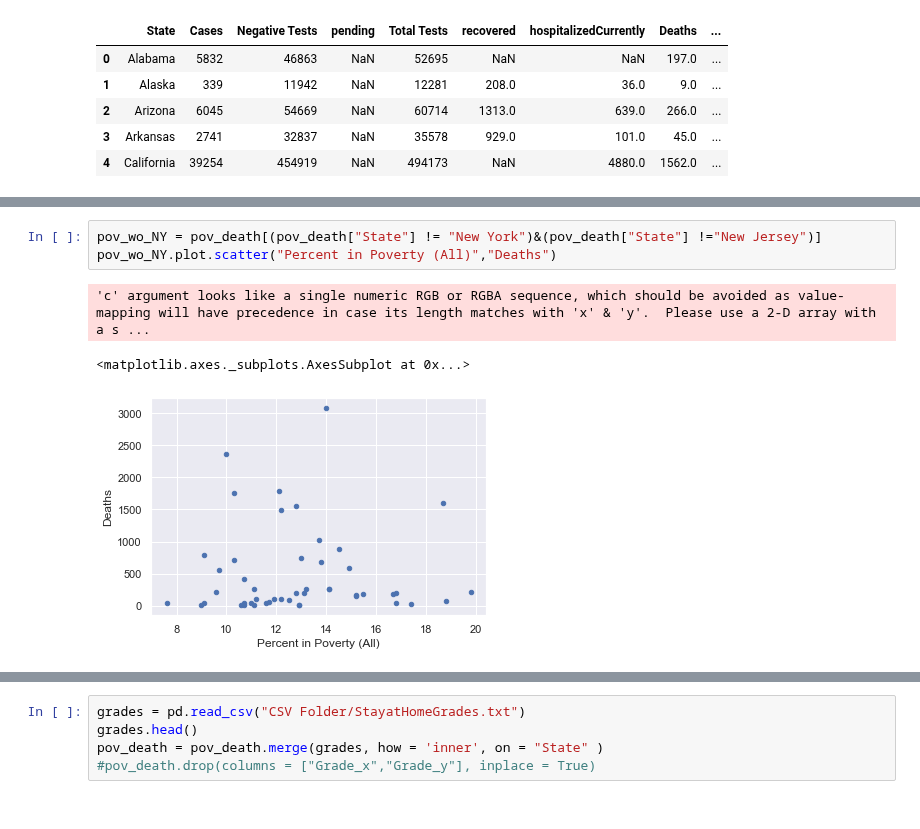
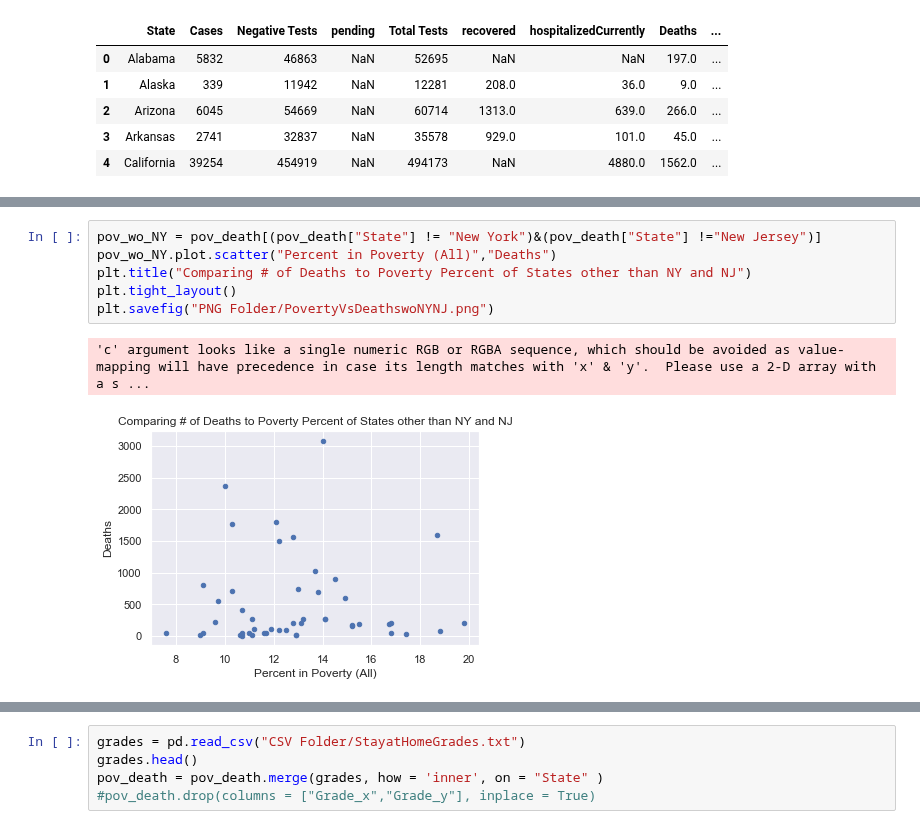
Before and after one commit to lmstevens/Group_Project_1, a Jupyter notebook: Jimmy_Graphics.ipynb, the cells around one changed output, grey strips where cells are left out. Saved outputs shown, nothing was run; the diff lists cells and outputs as text.

```diff
--- a/Jimmy_Graphics.ipynb
+++ b/Jimmy_Graphics.ipynb
@@ -290,9 +308,11 @@ plt.savefig("PNG Folder/PovertyVsDeaths.png")
 # %%
 pov_wo_NY = pov_death[(pov_death["State"] != "New York")&(pov_death["State"] !="New Jersey")]
 pov_wo_NY.plot.scatter("Percent in Poverty (All)","Deaths")
+plt.title("Comparing # of Deaths to Poverty Percent of States other than NY and NJ")
+plt.tight_layout()
+plt.savefig("PNG Folder/PovertyVsDeathswoNYNJ.png")
 # %% [output]
 'c' argument looks like a single numeric RGB or RGBA sequence, which should be avoided as value-mapping will have precedence in case its length matches with 'x' & 'y'.  Please use a 2-D array with a s ...
-<matplotlib.axes._subplots.AxesSubplot at 0x...>
-[figure, old version]
+[figure, new version]
 # %%
 pov_death
```
Also changed, not shown: parts of 21 cells of this notebook, 11 other files.
